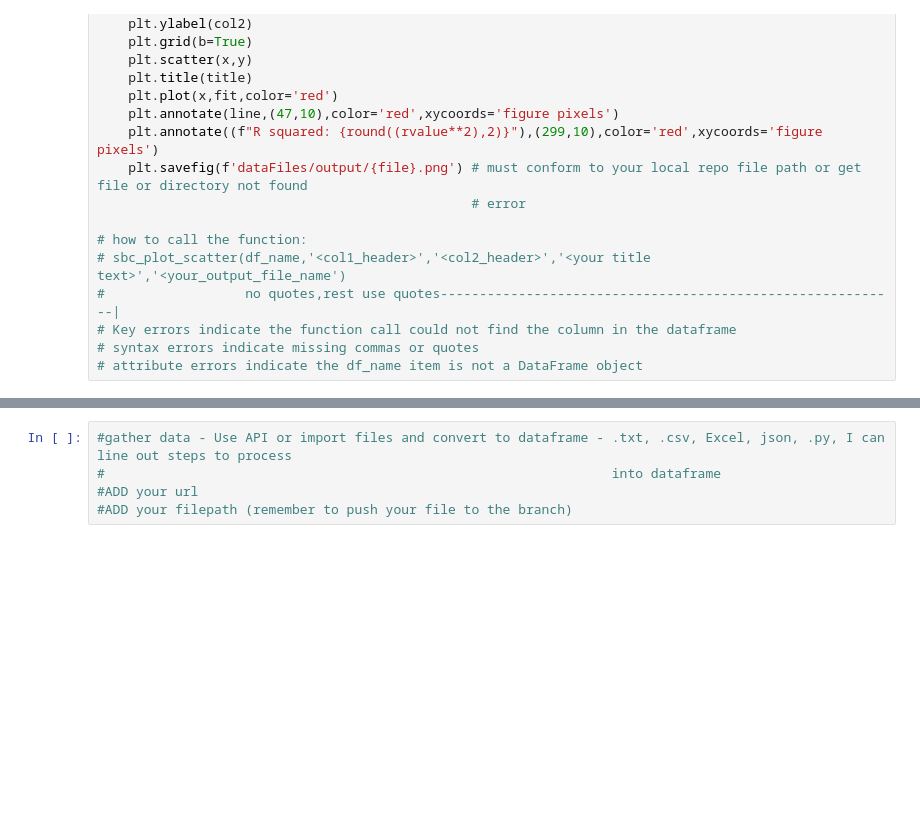
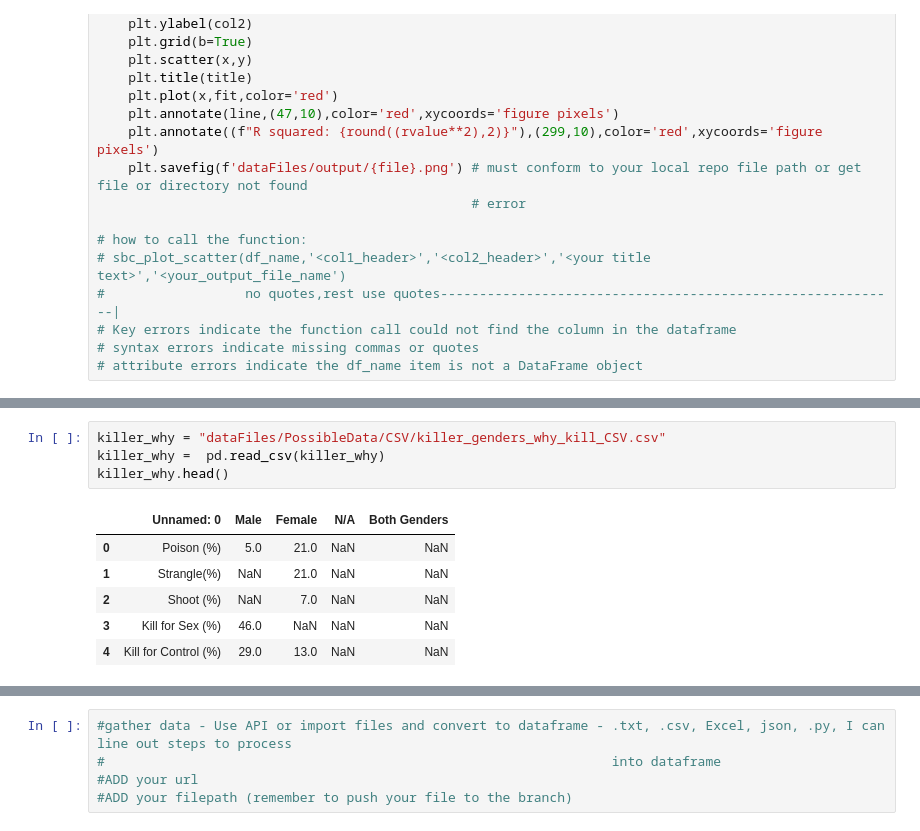
Before and after one commit to Crobinson17/Not_Fussy_Project-01, a Jupyter notebook: Not_Fussy_Project-01_starter-MS.ipynb, the cells around one changed output, grey strips where cells are left out. Drawn from its saved outputs; the diff is of its cells as text; blank space fills up the shorter version.

```diff
--- a/Not_Fussy_Project-01_starter-MS.ipynb
+++ b/Not_Fussy_Project-01_starter-MS.ipynb
@@ -69,0 +143,11 @@ SK_bday_loc.head()
+# %%
+killer_why = "dataFiles/PossibleData/CSV/killer_genders_why_kill_CSV.csv"
+killer_why =  pd.read_csv(killer_why)
+killer_why.head()
+# %% [output]
+|  | Unnamed: 0 | Male | Female | N/A | Both Genders |
+| 0 | Poison (%) | 5.0 | 21.0 | NaN | NaN |
+| 1 | Strangle(%) | NaN | 21.0 | NaN | NaN |
+| 2 | Shoot (%) | NaN | 7.0 | NaN | NaN |
+| 3 | Kill for Sex (%) | 46.0 | NaN | NaN | NaN |
+| 4 | Kill for Control (%) | 29.0 | 13.0 | NaN | NaN |
```
Also changed, not shown: parts of 16 cells of this notebook, 1 other file.
